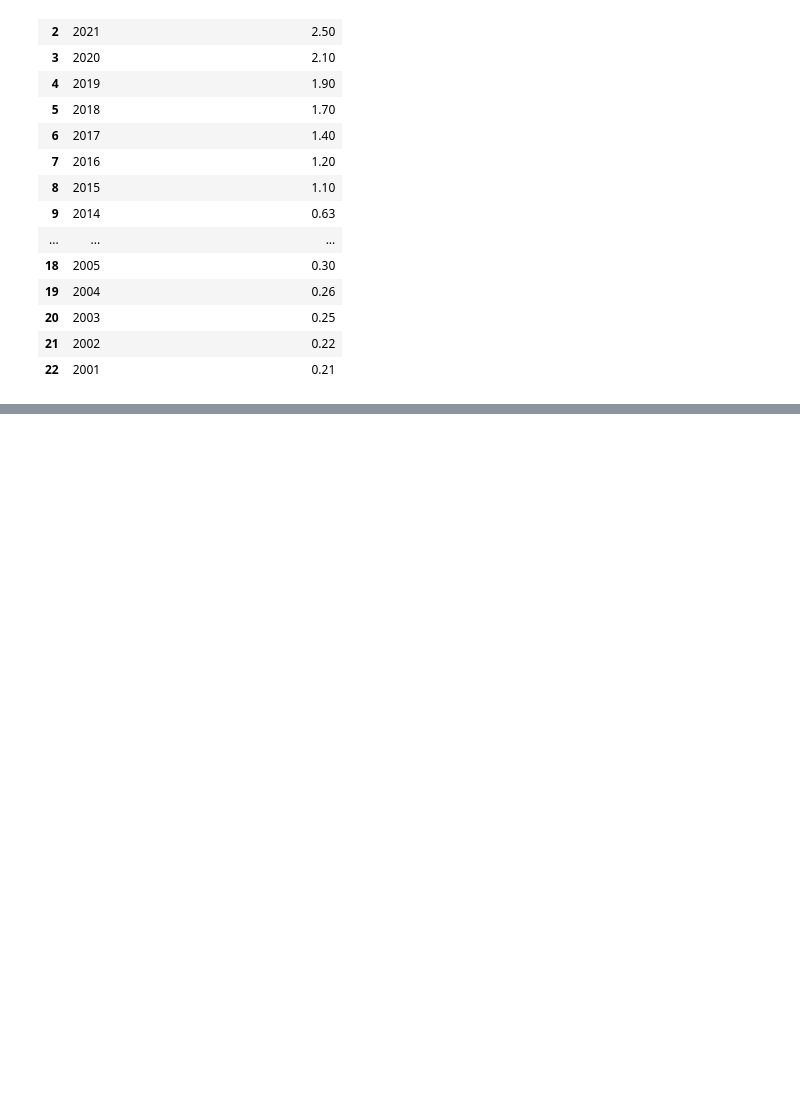
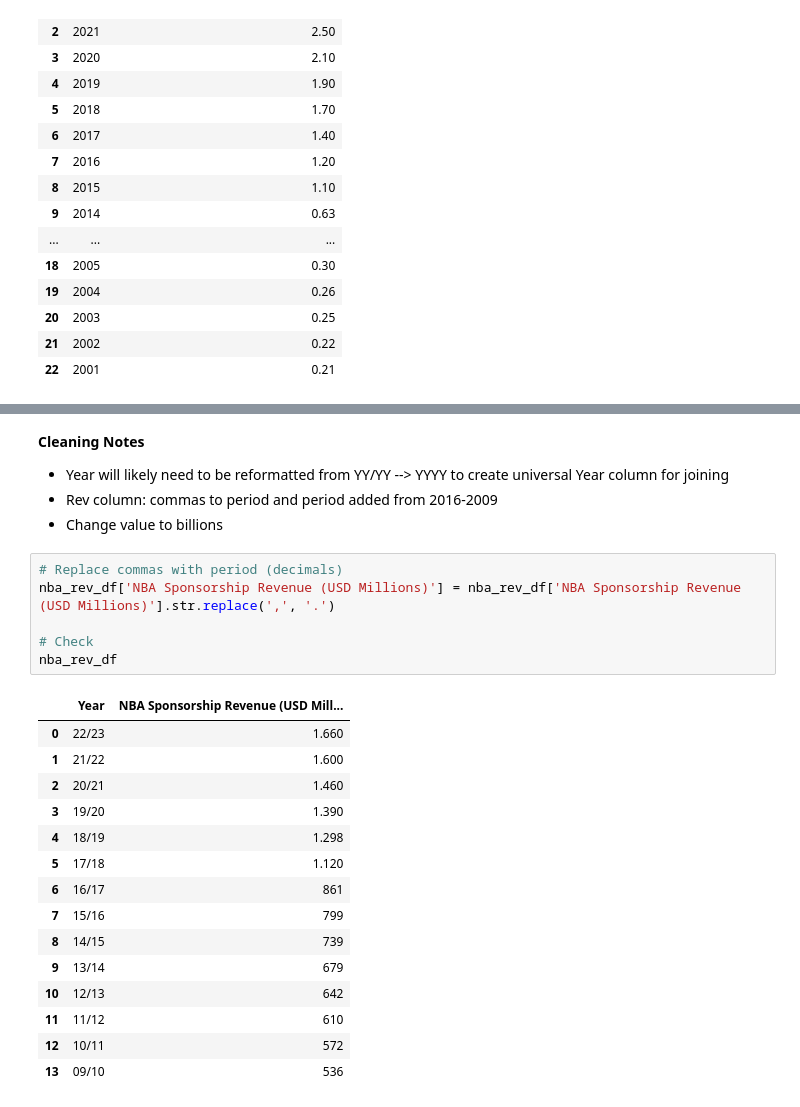
Before and after one commit to JP-Butler/Pro_Sports_Salary_Analysis, a Jupyter notebook: notebooks/MVP2_cleaning.ipynb, the cells around one changed output, grey strips where cells are left out. Cells and saved outputs as stored; diff of their text form; blank space fills up the shorter version.

```diff
--- a/notebooks/MVP2_cleaning.ipynb
+++ b/notebooks/MVP2_cleaning.ipynb
@@ -336,0 +374,27 @@ None
+# %% [markdown]
+**Cleaning Notes**
+- Year will likely need to be reformatted from YY/YY --> YYYY to create universal Year column for joining
+- Rev column: commas to period and period added from 2016-2009
+- Change value to billions
+# %%
+# Replace commas with period (decimals)
+nba_rev_df['NBA Sponsorship Revenue (USD Millions)'] = nba_rev_df['NBA Sponsorship Revenue (USD Millions)'].str.replace(',', '.')
+
+# Check
+nba_rev_df
+# %% [output]
+|  | Year | NBA Sponsorship Revenue (USD Mill... |
+| 0 | 22/23 | 1.660 |
+| 1 | 21/22 | 1.600 |
+| 2 | 20/21 | 1.460 |
+| 3 | 19/20 | 1.390 |
+| 4 | 18/19 | 1.298 |
+| 5 | 17/18 | 1.120 |
+| 6 | 16/17 | 861 |
+| 7 | 15/16 | 799 |
+| 8 | 14/15 | 739 |
+| 9 | 13/14 | 679 |
+| 10 | 12/13 | 642 |
+| 11 | 11/12 | 610 |
+| 12 | 10/11 | 572 |
+| 13 | 09/10 | 536 |
```
Also changed, not shown: parts of 6 cells of this notebook.
